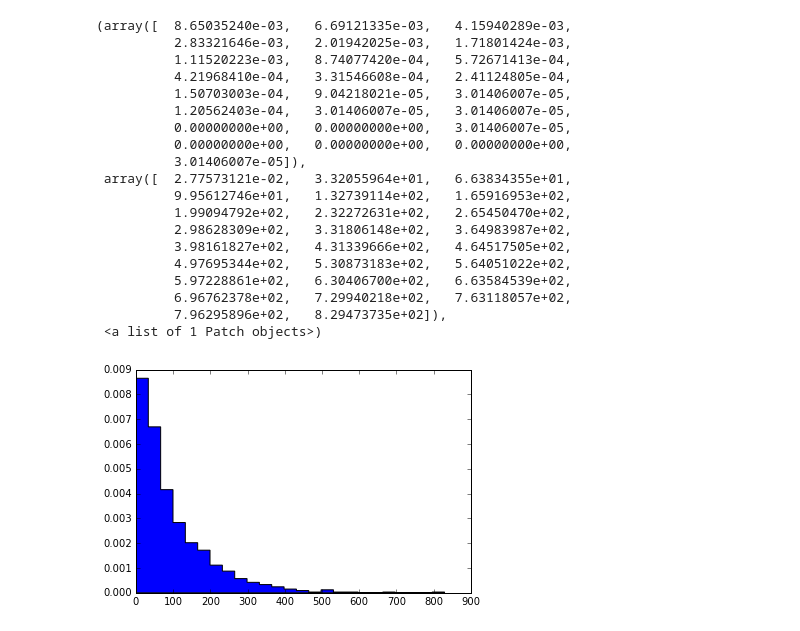
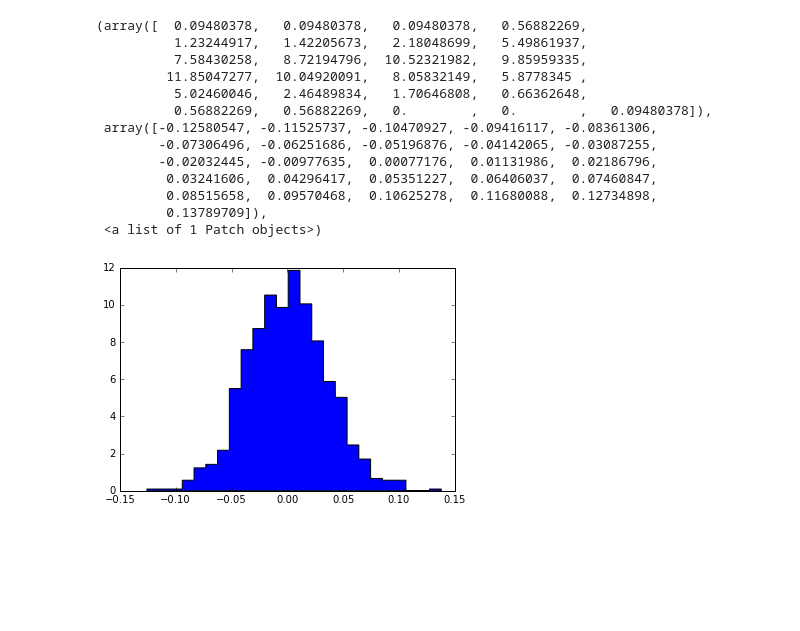
Before and after one commit to TomMalow/pymcmodels, a Jupyter notebook: Untitled.ipynb, the cells around one changed output. Cells and saved outputs as stored; diff of their text form; code cells hidden in the pictures; blank space fills up the shorter version.

```diff
--- a/Untitled.ipynb
+++ b/Untitled.ipynb
@@ -9,30 +9,24 @@ import json
 from pymongo import MongoClient
 import pymongo
 from bson.objectid import ObjectId
-# %%
-data = list()
-for i in range(0,1000):
-    data.append(pm.rexponential(0.01))
-# %%
-plt.hist(data, bins=25, histtype="stepfilled", normed=True)
-# %% [output]
-(array([  8.65035240e-03,   6.69121335e-03,   4.15940289e-03,
-          2.83321646e-03,   2.01942025e-03,   1.71801424e-03,
-          1.11520223e-03,   8.74077420e-04,   5.72671413e-04,
-          4.21968410e-04,   3.31546608e-04,   2.41124805e-04,
-          1.50703003e-04,   9.04218021e-05,   3.01406007e-05,
-          1.20562403e-04,   3.01406007e-05,   3.01406007e-05,
-          0.00000000e+00,   0.00000000e+00,   3.01406007e-05,
-          0.00000000e+00,   0.00000000e+00,   0.00000000e+00,
-          3.01406007e-05]),
- array([  2.77573121e-02,   3.32055964e+01,   6.63834355e+01,
-          9.95612746e+01,   1.32739114e+02,   1.65916953e+02,
-          1.99094792e+02,   2.32272631e+02,   2.65450470e+02,
-          2.98628309e+02,   3.31806148e+02,   3.64983987e+02,
-          3.98161827e+02,   4.31339666e+02,   4.64517505e+02,
-          4.97695344e+02,   5.30873183e+02,   5.64051022e+02,
-          5.97228861e+02,   6.30406700e+02,   6.63584539e+02,
-          6.96762378e+02,   7.29940218e+02,   7.63118057e+02,
-          7.96295896e+02,   8.29473735e+02]),
- <a list of 1 Patch objects>)
-[figure, removed]
+# %%
+B_mu = pm.Normal('B_mu_generator',0,750)
+data = list()
+for i in range(0,1000):
+    data.append(B_mu.random())
+plt.hist(data, bins=25, histtype="stepfilled", normed=True)
+# %% [output]
+(array([  0.09480378,   0.09480378,   0.09480378,   0.56882269,
+          1.23244917,   1.42205673,   2.18048699,   5.49861937,
+          7.58430258,   8.72194796,  10.52321982,   9.85959335,
+         11.85047277,  10.04920091,   8.05832149,   5.8778345 ,
+          5.02460046,   2.46489834,   1.70646808,   0.66362648,
+          0.56882269,   0.56882269,   0.        ,   0.        ,   0.09480378]),
+ array([-0.12580547, -0.11525737, -0.10470927, -0.09416117, -0.08361306,
+        -0.07306496, -0.06251686, -0.05196876, -0.04142065, -0.03087255,
+        -0.02032445, -0.00977635,  0.00077176,  0.01131986,  0.02186796,
+         0.03241606,  0.04296417,  0.05351227,  0.06406037,  0.07460847,
+         0.08515658,  0.09570468,  0.10625278,  0.11680088,  0.12734898,
+         0.13789709]),
+ <a list of 1 Patch objects>)
+[figure, added]
```
Also changed, not shown: parts of 4 cells of this notebook, 2 other files.
